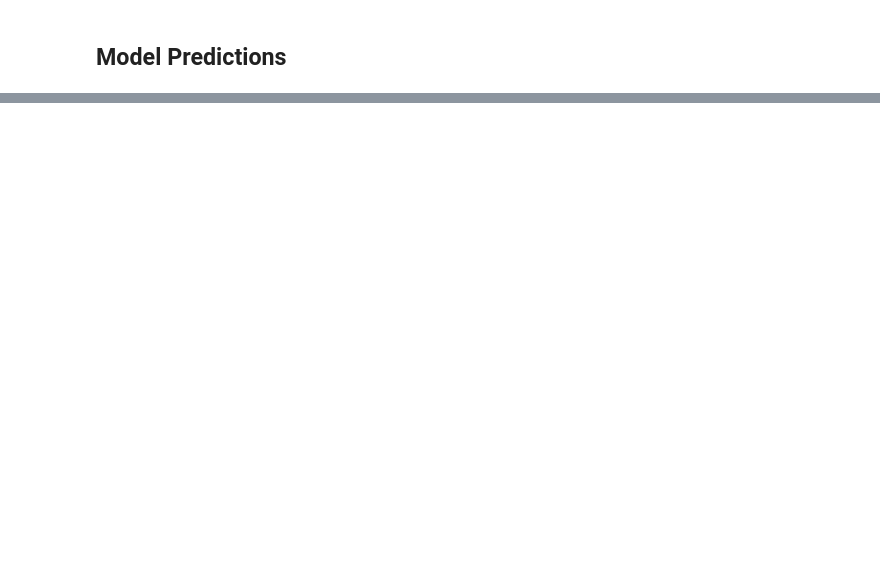
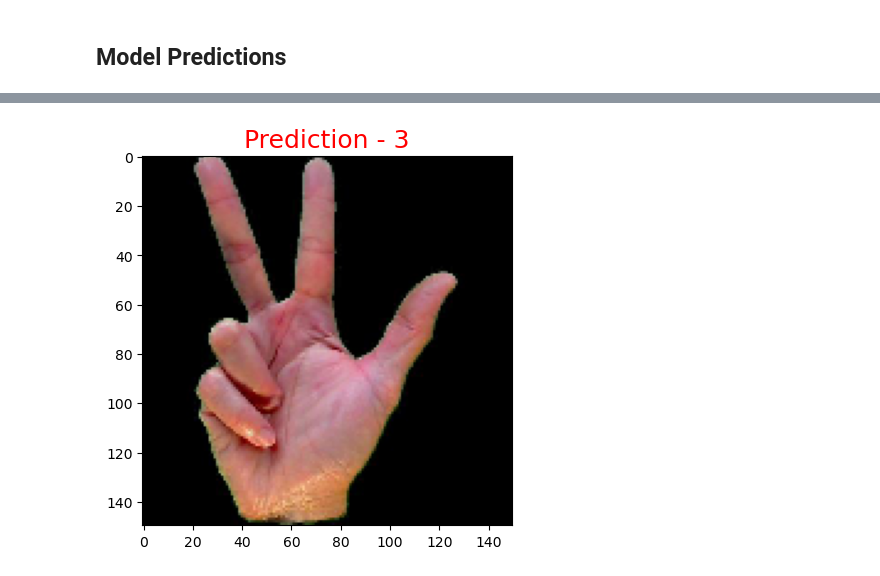
Before and after one commit to TheFalcon1990/Data-Driven-AI, a Jupyter notebook: WEEK-10/Designing_CNN_sign_MNIST.ipynb, the cells around one changed output, grey strips where cells are left out. Saved outputs shown, nothing was run; the diff lists cells and outputs as text; code cells hidden in the pictures; blank space fills up the shorter version.

```diff
--- a/WEEK-10/Designing_CNN_sign_MNIST.ipynb
+++ b/WEEK-10/Designing_CNN_sign_MNIST.ipynb
@@ -98,0 +22,30 @@ Files in sign_1: []
+# %%
+# Define the image size
+img_size = (150, 150)  # Note: Use (150, 150) for height and width only, not (150, 150, 3)
+
+# Adjusted base path
+base_path = r'C:/Users/hussa/OneDrive - University of Huddersfield/Third Year/Data-driven Artificial Intelligence/Data-Driven-AI/WEEK-10/asl_dataset/asl_dataset'
+
+data = []
+labels = []
+
+# Loop through each sign from 0 to 9
+for sign in range(10):
+    # Construct the path for the current sign
+    sign_path = os.path.join(base_path, str(sign), '*.*')
+    sign_images = glob.glob(sign_path)
+
+    # Load each image and append to data and labels
+    for img_path in sign_images:
+        image = tf.keras.preprocessing.image.load_img(img_path, color_mode='rgb', target_size=img_size)
+        image = np.array(image)
+        data.append(image)
+        labels.append(sign)
+
+# Convert lists to numpy arrays
+data = np.array(data)
+labels = np.array(labels)
+
+# Optional: Print the shapes of the data and labels
+print(f"Data shape: {data.shape}")
+print(f"Labels shape: {labels.shape}")
@@ -167,6 +142,10 @@ from tensorflow.keras.layers import (
     Dropout,
     BatchNormalization,
 )
+
+# Define the input shape and number of classes
+img_size = (150, 150, 3)  # Height, Width, Channels (for RGB images)
+NUM_CLASSES = 10  # Example: Set this to the actual number of classes in your dataset
 
 model = Sequential()
 model.add(Conv2D(64, (5, 5), strides=1, padding="same", activation="relu", input_shape=img_size))
@@ -179,6 +158,9 @@ model.add(MaxPool2D((2, 2), strides=2, padding="same"))
 model.add(Flatten())
 model.add(Dense(units=512, activation="relu"))
 model.add(Dense(units=NUM_CLASSES, activation="softmax"))
+
+# Optionally, you can compile the model
+model.compile(optimizer='adam', loss='sparse_categorical_crossentropy', metrics=['accuracy'])
 # %% [markdown]
 ## Summarizing the Model
 # %% [markdown]
@@ -261,0 +307,3 @@ predict_image('./asl_dataset/3/hand1_3_bot_seg_4_cropped.jpeg', model)
+# %%
+predict_image('C:\\Users\\hussa\\OneDrive - University of Huddersfield\\Third Year\\Data-driven Artificial Intelligence\\Data-Driven-AI\\WEEK-10\\asl_dataset\\asl_dataset\\3\\hand1_3_bot_seg_4_cropped.jpeg', model)
+# %% [output]
@@ -261,0 +311 @@ predict_image('./asl_dataset/3/hand1_3_bot_seg_4_cropped.jpeg', model)
+[figure, added]
```
Also changed, not shown: parts of 20 cells of this notebook, 2 other files.
